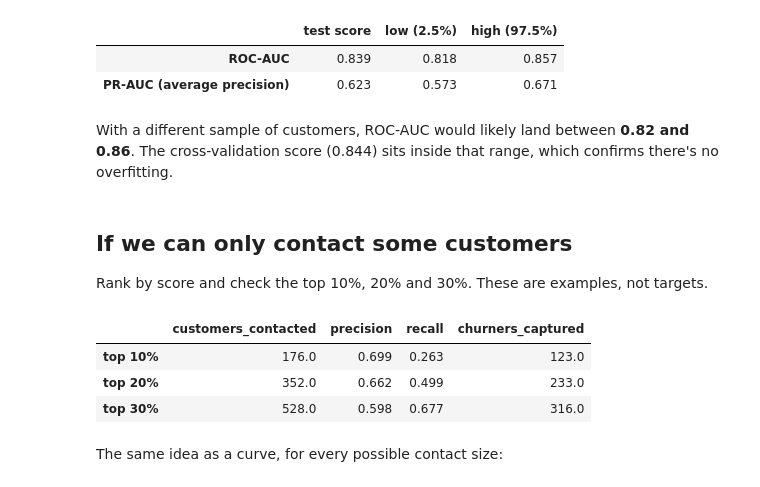
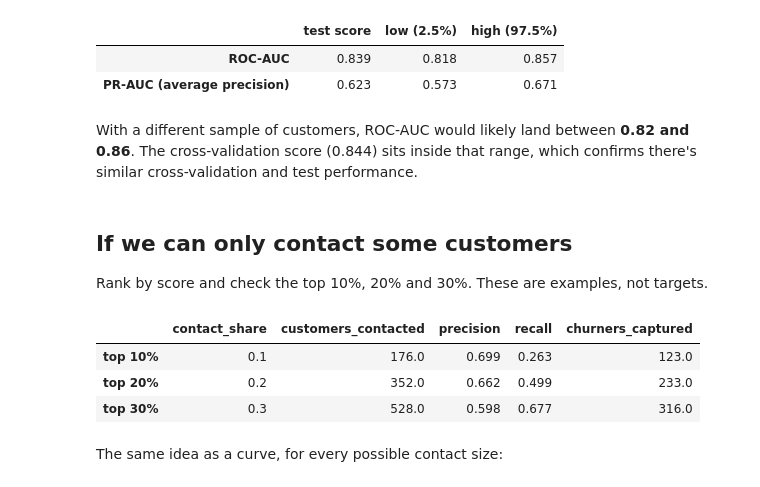
Before and after one commit to Srijana-gits/churn-intelligence, a Jupyter notebook: notebooks/04_evaluation.ipynb, the cells around one changed output. Saved outputs shown, nothing was run; the diff lists cells and outputs as text; code cells hidden in the pictures.

```diff
--- a/notebooks/04_evaluation.ipynb
+++ b/notebooks/04_evaluation.ipynb
@@ -182,34 +169,23 @@ intervals.round(3)
 |  | test score | low (2.5%) | high (97.5%) |
 | ROC-AUC | 0.839 | 0.818 | 0.857 |
 | PR-AUC (average precision) | 0.623 | 0.573 | 0.671 |
-# %% [markdown]
-With a different sample of customers, ROC-AUC would likely land between **0.82 and 0.86**. The cross-validation score (0.844) sits inside that range, which confirms there's no overfitting.
+# %% [markdown]
+With a different sample of customers, ROC-AUC would likely land between **0.82 and 0.86**. The cross-validation score (0.844) sits inside that range, which confirms there's similar cross-validation and test performance.
 # %% [markdown]
 ## If we can only contact some customers
 
 Rank by score and check the top 10%, 20% and 30%. These are examples, not targets.
 # %%
-def capacity_metrics(actual, probabilities, share):
-    count = int(np.ceil(len(actual) * share))
-    selected = np.argsort(-probabilities, kind="stable")[:count]
-    churners_found = int(actual[selected].sum())
-    return {
-        "customers_contacted": count,
-        "precision": churners_found / count,
-        "recall": churners_found / int(actual.sum()),
-        "churners_captured": churners_found,
-    }
-
 capacity_results = pd.DataFrame({
     f"top {share:.0%}": capacity_metrics(test_actual, test_probabilities, share)
     for share in (0.10, 0.20, 0.30)
 }).T
 capacity_results.round(3)
 # %% [output]
-|  | customers_contacted | precision | recall | churners_captured |
-| top 10% | 176.0 | 0.699 | 0.263 | 123.0 |
-| top 20% | 352.0 | 0.662 | 0.499 | 233.0 |
-| top 30% | 528.0 | 0.598 | 0.677 | 316.0 |
+|  | contact_share | customers_contacted | precision | recall | churners_captured |
+| top 10% | 0.1 | 176.0 | 0.699 | 0.263 | 123.0 |
+| top 20% | 0.2 | 352.0 | 0.662 | 0.499 | 233.0 |
+| top 30% | 0.3 | 528.0 | 0.598 | 0.677 | 316.0 |
 # %% [markdown]
 The same idea as a curve, for every possible contact size:
 # %%
```
Also changed, not shown: parts of 7 cells of this notebook, 34 other files.
